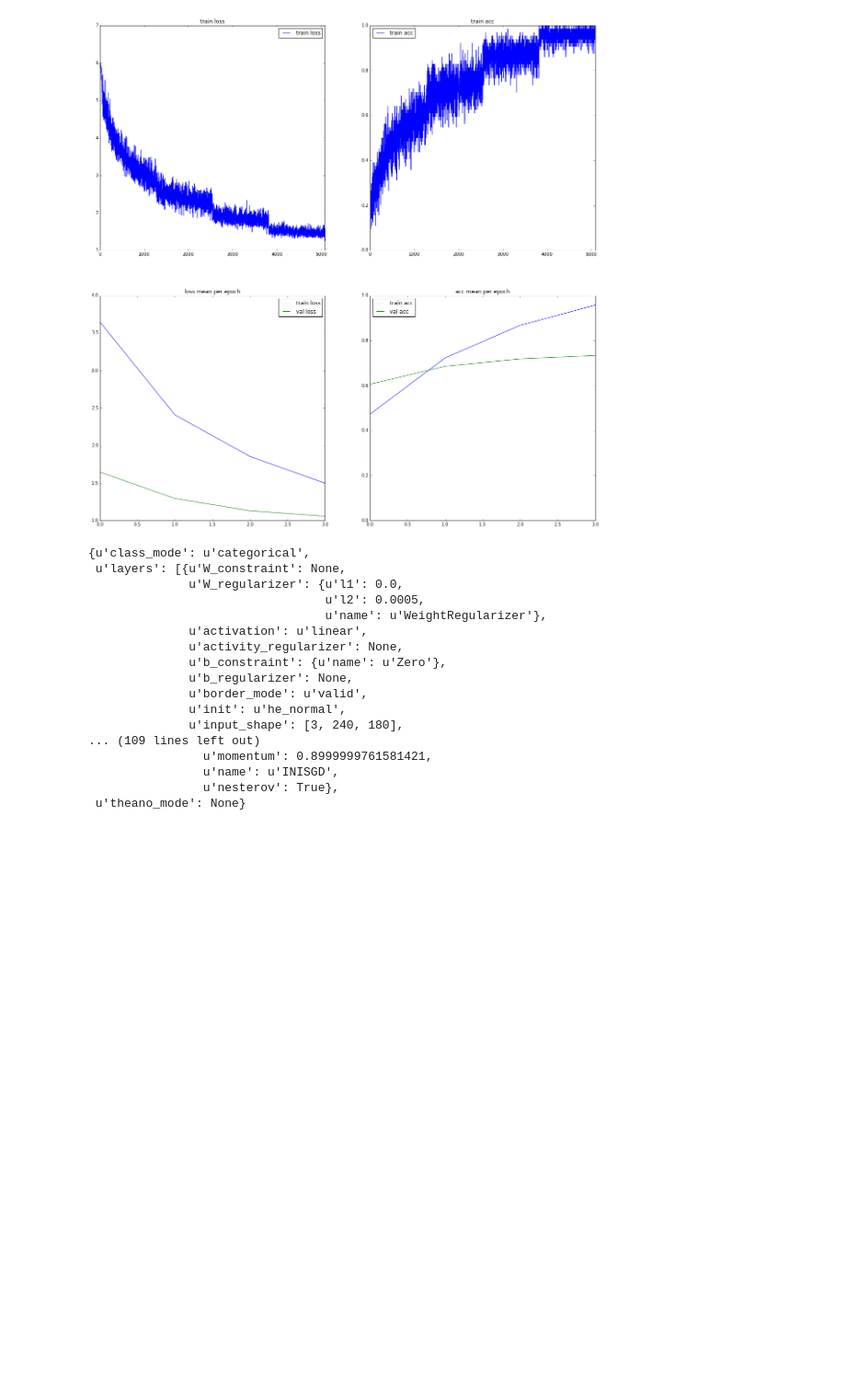
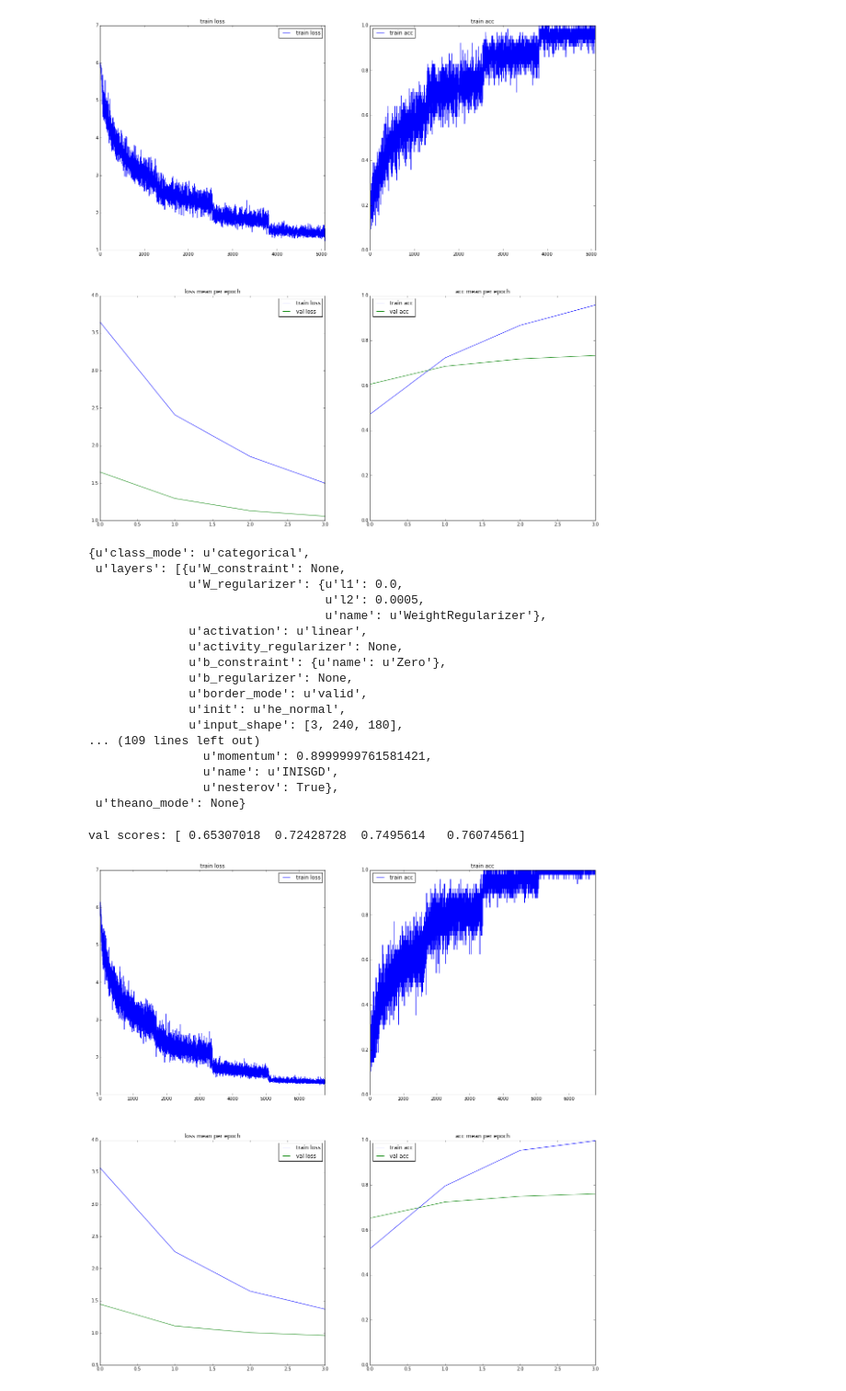
Before and after one commit to marcuniq/ini_caltech101, a Jupyter notebook: iPython Notebooks/Results visualization - every step.ipynb, the cells around one changed output. Shown at 92% size. Saved outputs shown, nothing was run; the diff lists cells and outputs as text; code cells hidden in the pictures; blank space fills up the shorter version.

Commit message:
experiment: conv1(96-5x5) - relu - conv2(128-3x3) - relu - max pooling - conv3(256-3x3) - relu - max pooling - 1024 - 102

```diff
--- a/iPython Notebooks/Results visualization - every step.ipynb
+++ b/iPython Notebooks/Results visualization - every step.ipynb
@@ -399,3 +399,14 @@ show_arch(pp + 'results/2015-12-03_18.54.00_bn_conv1-relu-conv2-relu-maxp_img-ge
                 u'name': u'INISGD',
                 u'nesterov': True},
  u'theano_mode': None}
+# %%
+# batch normalization mode 1 modified, data normalization
+# 4 epochs, batch size 48,  2250s per epoch
+# 81378 train samples, 9104 validation samples, 10102 test samples -> train/test split loaded from disk
+# lr 0.02, lr_decay = 3e-3
+# conv1(96-5x5) - relu - conv2(128-3x3) - relu - max pooling - conv3(256-3x3) - relu - max pooling - 1024 - 102
+data = plot(pp + 'results/2015-12-03_23.46.08_bn_conv1-relu-conv2-relu-maxp_img-gen_history.json')
+print "val scores:", np.mean(data['val_acc'], axis=1)
+# %% [output]
+val scores: [ 0.65307018  0.72428728  0.7495614   0.76074561]
+[figure, added]
```
Also changed, not shown: parts of 1 cell of this notebook, 3 other files.
